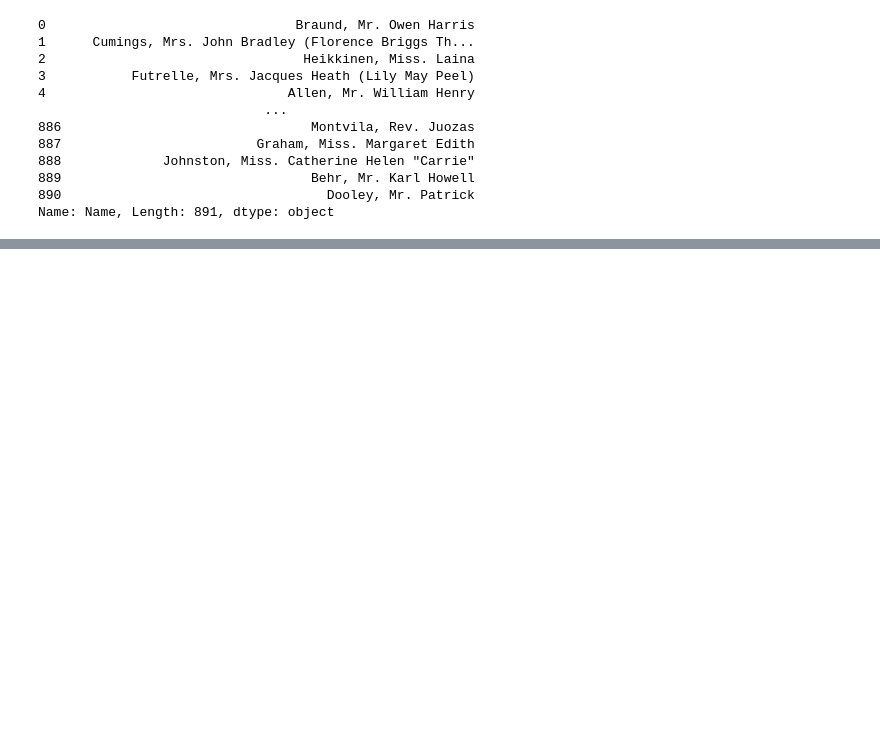
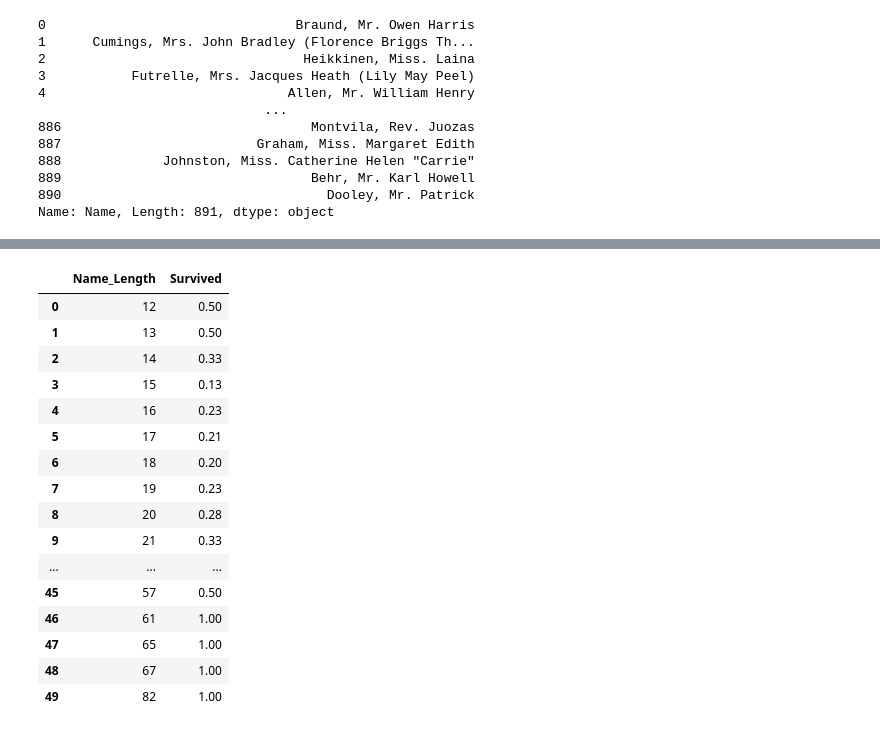
Before and after one commit to Zendin110206/titanic-survival-prediction, a Jupyter notebook: notebooks/titanic_classification.ipynb, the cells around one changed output, grey strips where cells are left out. Cells and saved outputs as stored; diff of their text form; code cells hidden in the pictures; blank space fills up the shorter version.

```diff
--- a/notebooks/titanic_classification.ipynb
+++ b/notebooks/titanic_classification.ipynb
@@ -890,0 +1245,20 @@ Name: Name, Length: 891, dtype: object
+# %%
+train_df.groupby(["Name_Length"], as_index=False,)["Survived"].mean()
+# %% [output]
+|  | Name_Length | Survived |
+| 0 | 12 | 0.50 |
+| 1 | 13 | 0.50 |
+| 2 | 14 | 0.33 |
+| 3 | 15 | 0.13 |
+| 4 | 16 | 0.23 |
+| 5 | 17 | 0.21 |
+| 6 | 18 | 0.20 |
+| 7 | 19 | 0.23 |
+| 8 | 20 | 0.28 |
+| 9 | 21 | 0.33 |
+| ... | ... | ... |
+| 45 | 57 | 0.50 |
+| 46 | 61 | 1.00 |
+| 47 | 65 | 1.00 |
+| 48 | 67 | 1.00 |
+| 49 | 82 | 1.00 |
```
Also changed, not shown: parts of 59 cells of this notebook, 1 other file.
